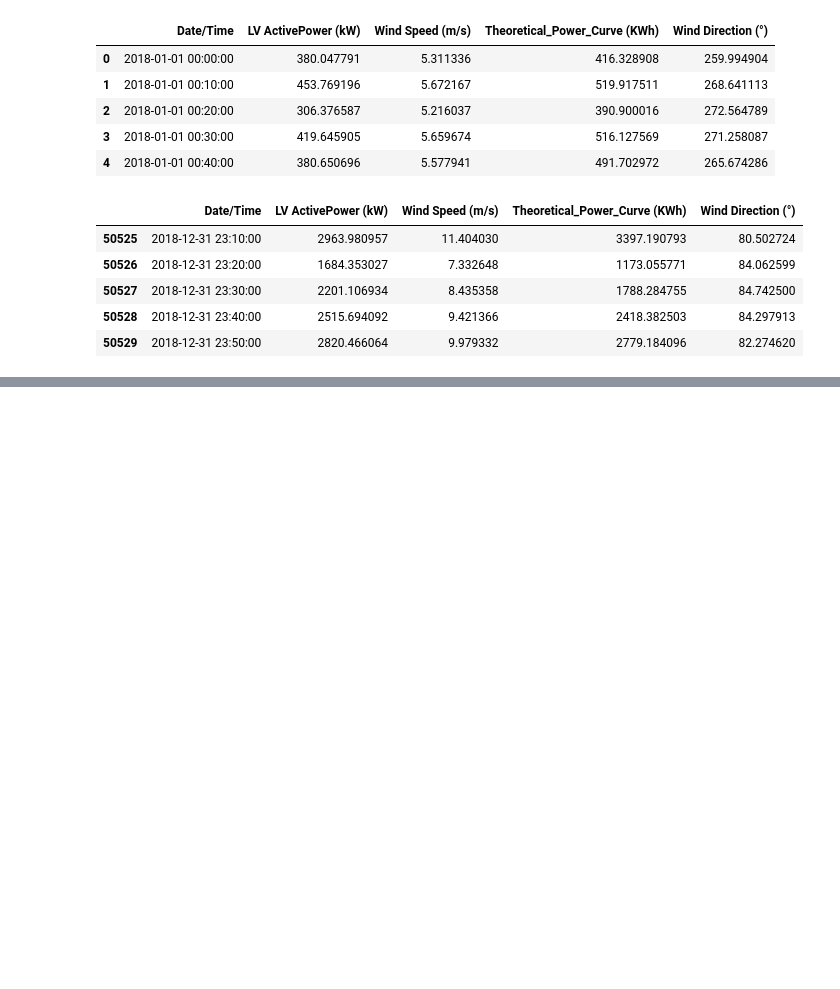
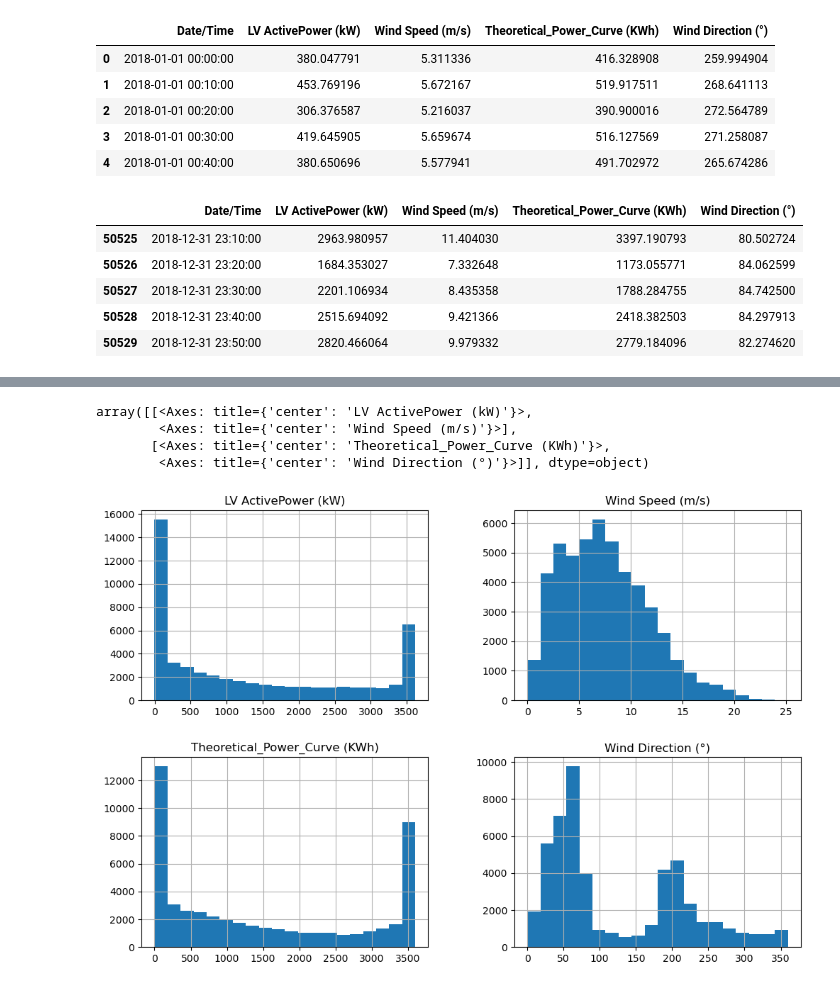
Before and after one commit to Yohannes-Kewani/Wind-Turbine-Data-Analysis-Time-Series-Forecasting-with-RNN, a Jupyter notebook: notebook/Untitled.ipynb, the cells around one changed output, grey strips where cells are left out. Saved outputs shown, nothing was run; the diff lists cells and outputs as text; code cells hidden in the pictures; blank space fills up the shorter version.

```diff
--- a/notebook/Untitled.ipynb
+++ b/notebook/Untitled.ipynb
@@ -104,0 +179,8 @@ df.tail()
+# %%
+df[columns_needed].hist(bins = 20, figsize =(12, 8))
+# %% [output]
+array([[<Axes: title={'center': 'LV ActivePower (kW)'}>,
+        <Axes: title={'center': 'Wind Speed (m/s)'}>],
+       [<Axes: title={'center': 'Theoretical_Power_Curve (KWh)'}>,
+        <Axes: title={'center': 'Wind Direction (°)'}>]], dtype=object)
+[figure, added]
```
Also changed, not shown: parts of 10 cells of this notebook.
